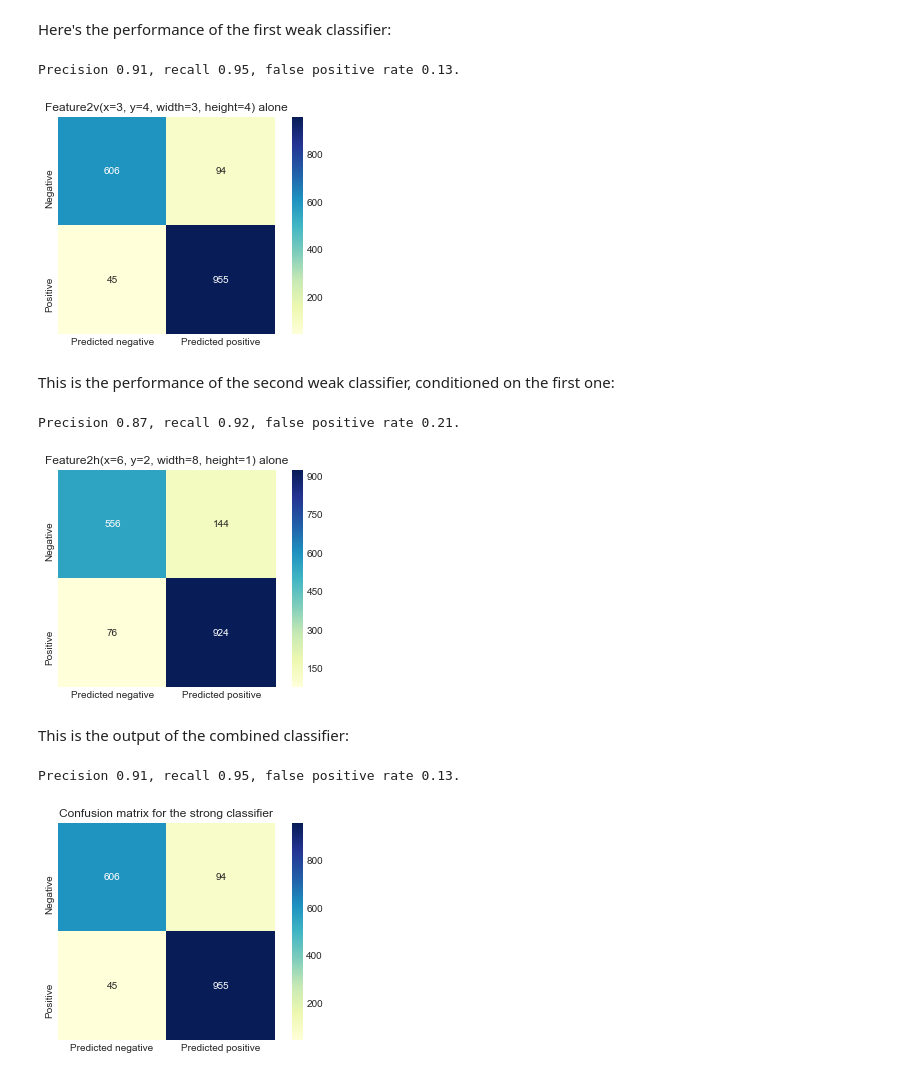
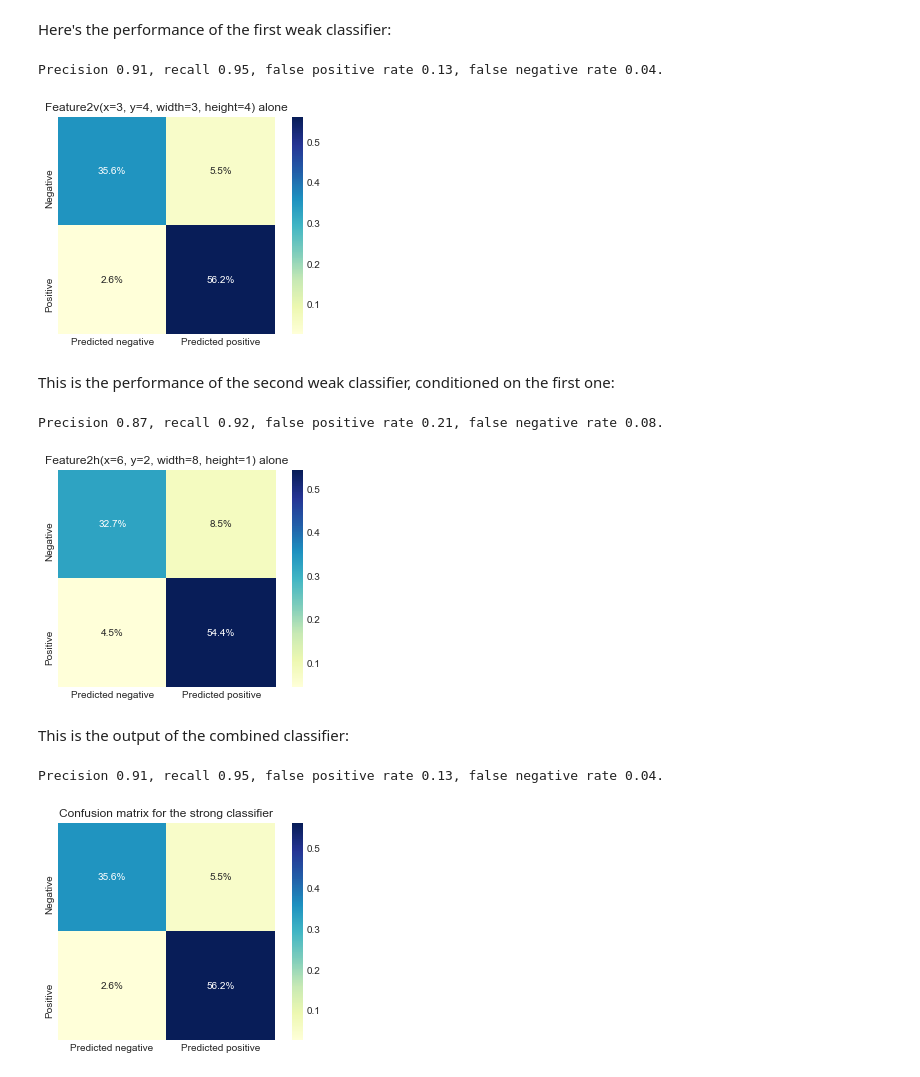
Before and after one commit to sunsided/viola-jones-adaboost, a Jupyter notebook: viola-jones.ipynb, the cells around one changed output. Saved outputs shown, nothing was run; the diff lists cells and outputs as text; code cells hidden in the pictures.

```diff
--- a/viola-jones.ipynb
+++ b/viola-jones.ipynb
@@ -1372,42 +1372,42 @@ Here's the performance of the first weak classifier:
 ys_1 = np.array([run_weak_classifier(x, weak_classifiers[0]) for x in test_xis])
 c, s = prediction_stats(test_ys, ys_1)
 
-sns.heatmap(c, cmap='YlGnBu', annot=True, square=True, fmt='d',
+sns.heatmap(c / c.sum(), cmap='YlGnBu', annot=True, square=True, fmt='.1%',
             xticklabels=['Predicted negative', 'Predicted positive'],
             yticklabels=['Negative', 'Positive'])
 plt.title(f'{weak_classifiers[0].classifier} alone');
 
-print(f'Precision {s.tp/(s.tp+s.fp):.2f}, recall {s.tp/(s.tp+s.fn):.2f}, false positive rate {s.fp/(s.fp+s.tn):.2f}.')
+print(f'Precision {s.tp/(s.tp+s.fp):.2f}, recall {s.tp/(s.tp+s.fn):.2f}, false positive rate {s.fp/(s.fp+s.tn):.2f}, false negative rate {s.fn/(s.tp+s.fn):.2f}.')
 # %% [output]
-Precision 0.91, recall 0.95, false positive rate 0.13.
+Precision 0.91, recall 0.95, false positive rate 0.13, false negative rate 0.04.
-[figure, old version]
+[figure, new version]
 # %% [markdown]
 This is the performance of the second weak classifier, conditioned on the first one:
 # %%
 ys_2 = np.array([run_weak_classifier(x, weak_classifiers[1]) for x in test_xis])
 c, s = prediction_stats(test_ys, ys_2)
 
-sns.heatmap(c, cmap='YlGnBu', annot=True, square=True, fmt='d',
+sns.heatmap(c / c.sum(), cmap='YlGnBu', annot=True, square=True, fmt='.1%',
             xticklabels=['Predicted negative', 'Predicted positive'],
             yticklabels=['Negative', 'Positive'])
 plt.title(f'{weak_classifiers[1].classifier} alone');
 
-print(f'Precision {s.tp/(s.tp+s.fp):.2f}, recall {s.tp/(s.tp+s.fn):.2f}, false positive rate {s.fp/(s.fp+s.tn):.2f}.')
+print(f'Precision {s.tp/(s.tp+s.fp):.2f}, recall {s.tp/(s.tp+s.fn):.2f}, false positive rate {s.fp/(s.fp+s.tn):.2f}, false negative rate {s.fn/(s.tp+s.fn):.2f}.')
 # %% [output]
-Precision 0.87, recall 0.92, false positive rate 0.21.
+Precision 0.87, recall 0.92, false positive rate 0.21, false negative rate 0.08.
-[figure, old version]
+[figure, new version]
 # %% [markdown]
 This is the output of the combined classifier:
 # %%
 ys_strong = np.array([strong_classifier(x, weak_classifiers) for x in test_xis])
 c, s = prediction_stats(test_ys, ys_strong)
 
-sns.heatmap(c, cmap='YlGnBu', annot=True, square=True, fmt='d',
+sns.heatmap(c / c.sum(), cmap='YlGnBu', annot=True, square=True, fmt='.1%',
             xticklabels=['Predicted negative', 'Predicted positive'],
             yticklabels=['Negative', 'Positive'])
 plt.title(f'Confusion matrix for the strong classifier');
 
-print(f'Precision {s.tp/(s.tp+s.fp):.2f}, recall {s.tp/(s.tp+s.fn):.2f}, false positive rate {s.fp/(s.fp+s.tn):.2f}.')
+print(f'Precision {s.tp/(s.tp+s.fp):.2f}, recall {s.tp/(s.tp+s.fn):.2f}, false positive rate {s.fp/(s.fp+s.tn):.2f}, false negative rate {s.fn/(s.tp+s.fn):.2f}.')
 # %% [output]
-Precision 0.91, recall 0.95, false positive rate 0.13.
+Precision 0.91, recall 0.95, false positive rate 0.13, false negative rate 0.04.
-[figure, old version]
+[figure, new version]
```
Also changed, not shown: parts of 3 cells of this notebook.
